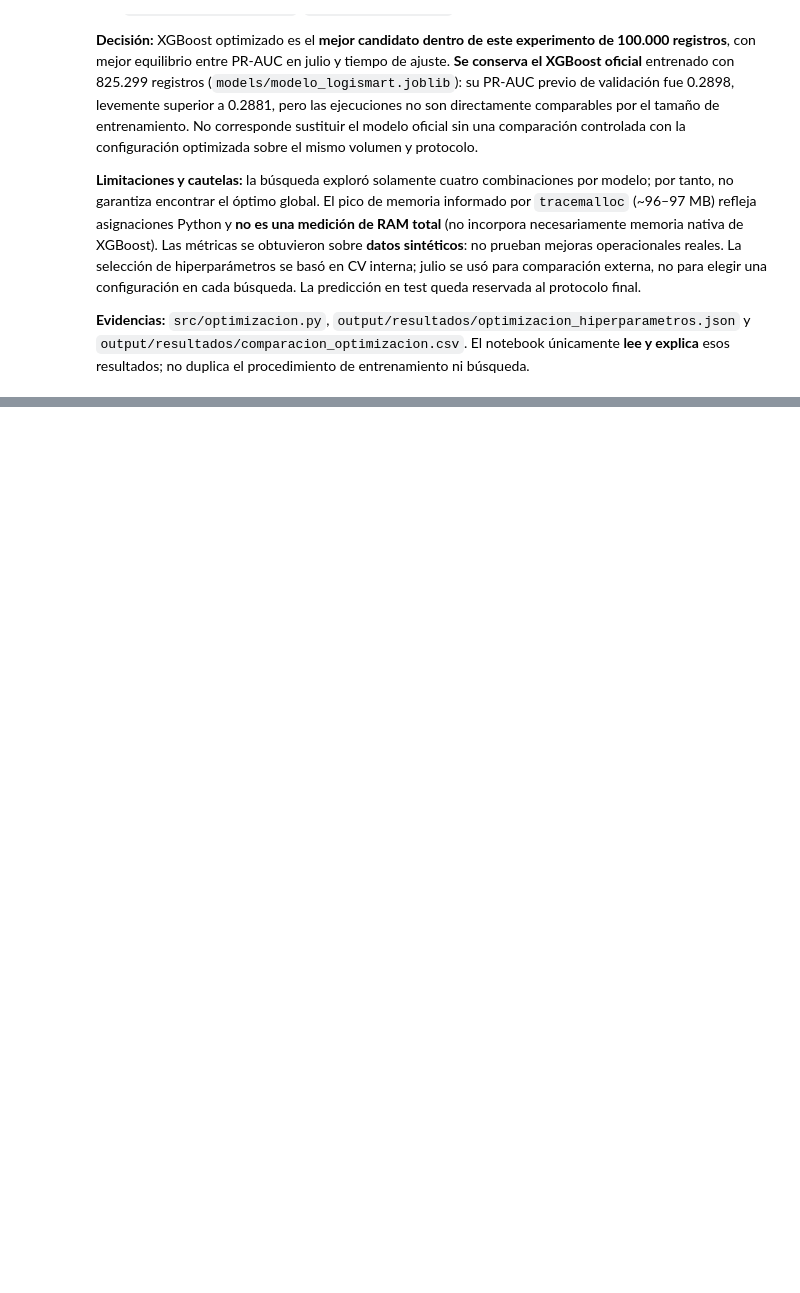
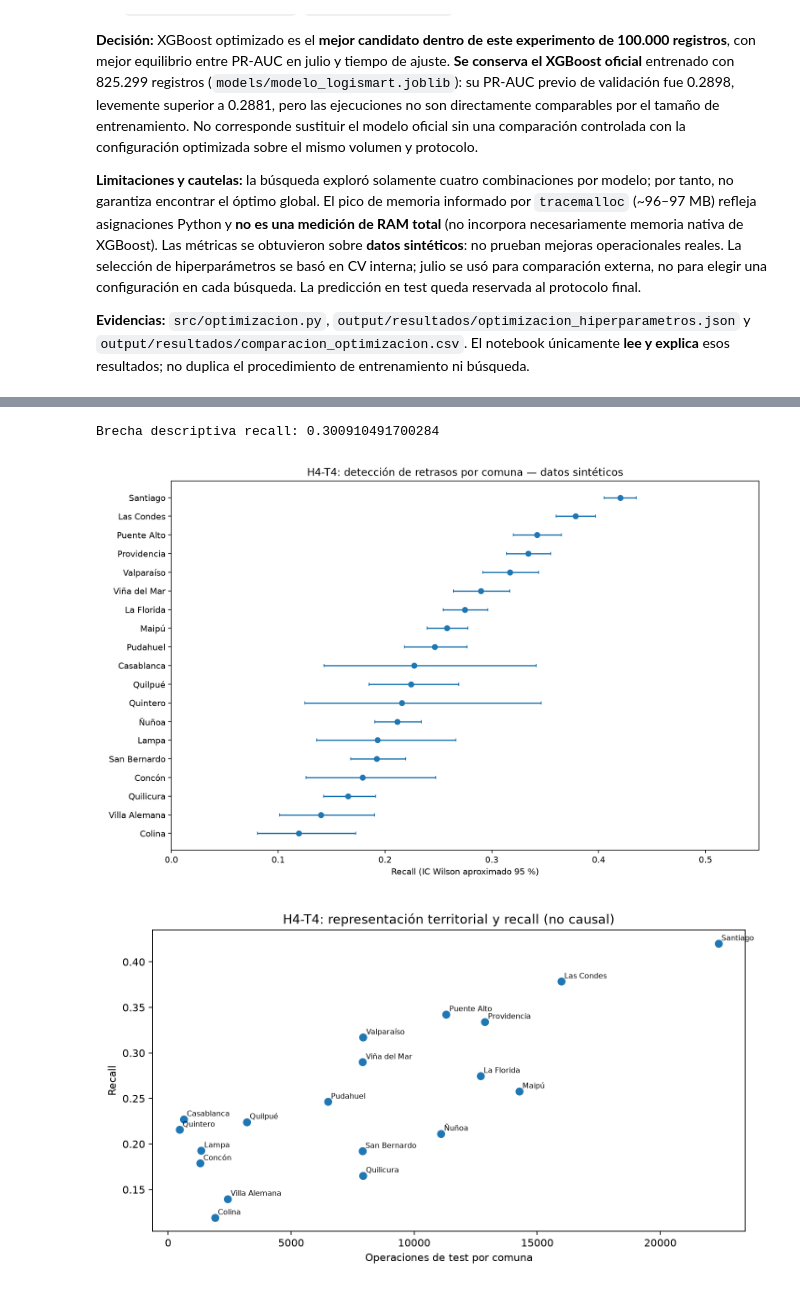
Before and after one commit to carlos31255/EV3_LOGISMART, a Jupyter notebook: notebooks/02_Modelado_LogiSmart.ipynb, the cells around one changed output, grey strips where cells are left out. Cells and saved outputs as stored; diff of their text form; code cells hidden in the pictures; blank space fills up the shorter version.

Commit message:
feat(equidad): completar diagnostico de sesgos territoriales H4-T4

```diff
--- a/notebooks/02_Modelado_LogiSmart.ipynb
+++ b/notebooks/02_Modelado_LogiSmart.ipynb
@@ -412,0 +423,18 @@ En Random Forest la optimización disminuyó ligeramente el PR-AUC (−0.0029 pu
+# %%
+from pathlib import Path
+import json
+import pandas as pd
+from IPython.display import display, Image
+base = Path.cwd()
+if base.name == "notebooks": base = base.parent
+ruta = base / "output/resultados/diagnostico_sesgos_comunas.csv"
+informe_ruta = base / "output/resultados/diagnostico_sesgos.json"
+if not ruta.exists() or not informe_ruta.exists():
+    raise FileNotFoundError("Ejecuta primero: python main.py --proceso sesgos")
+tabla_sesgos = pd.read_csv(ruta)
+resumen_sesgos = json.loads(informe_ruta.read_text(encoding="utf-8"))
+display(tabla_sesgos[["comuna_destino","operaciones","retrasos","recall","recall_ic95_inf","recall_ic95_sup","precision","fpr","muestra_baja_relativa"]].round(3))
+print("Brecha descriptiva recall:", resumen_sesgos["brecha_recall_comunas_con_al_menos_30_retrasos"])
+for nombre in ["sesgos_recall_comunas.png","sesgos_representacion_recall.png"]:
+    display(Image(filename=str(base / "output/graficos" / nombre)))
+# %% [output]
@@ -412,0 +458,3 @@ En Random Forest la optimización disminuyó ligeramente el PR-AUC (−0.0029 pu
+Brecha descriptiva recall: 0.300910491700284
+[figure, added]
+[figure, added]
```
Also changed, not shown: parts of 3 cells of this notebook, 7 other files.
